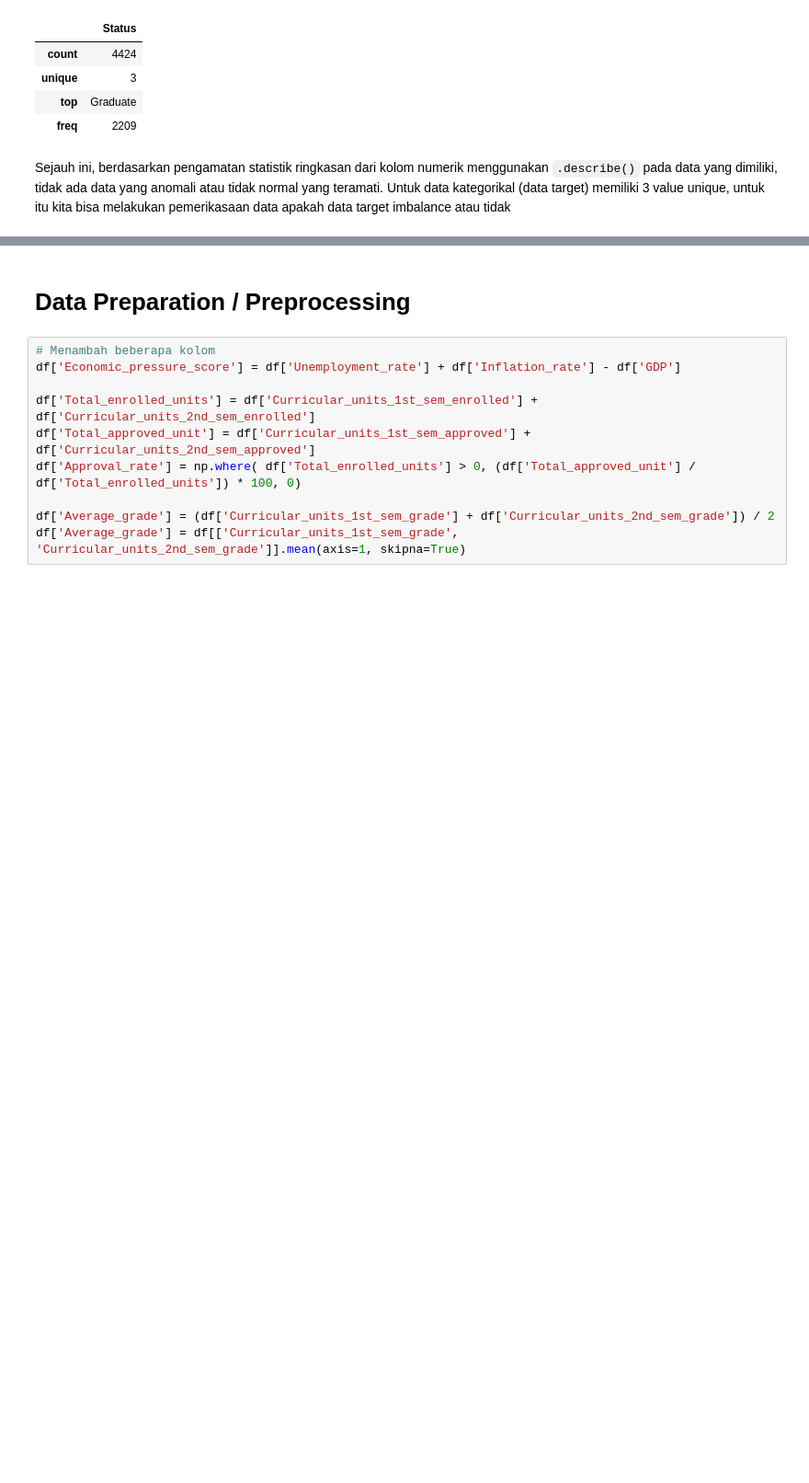
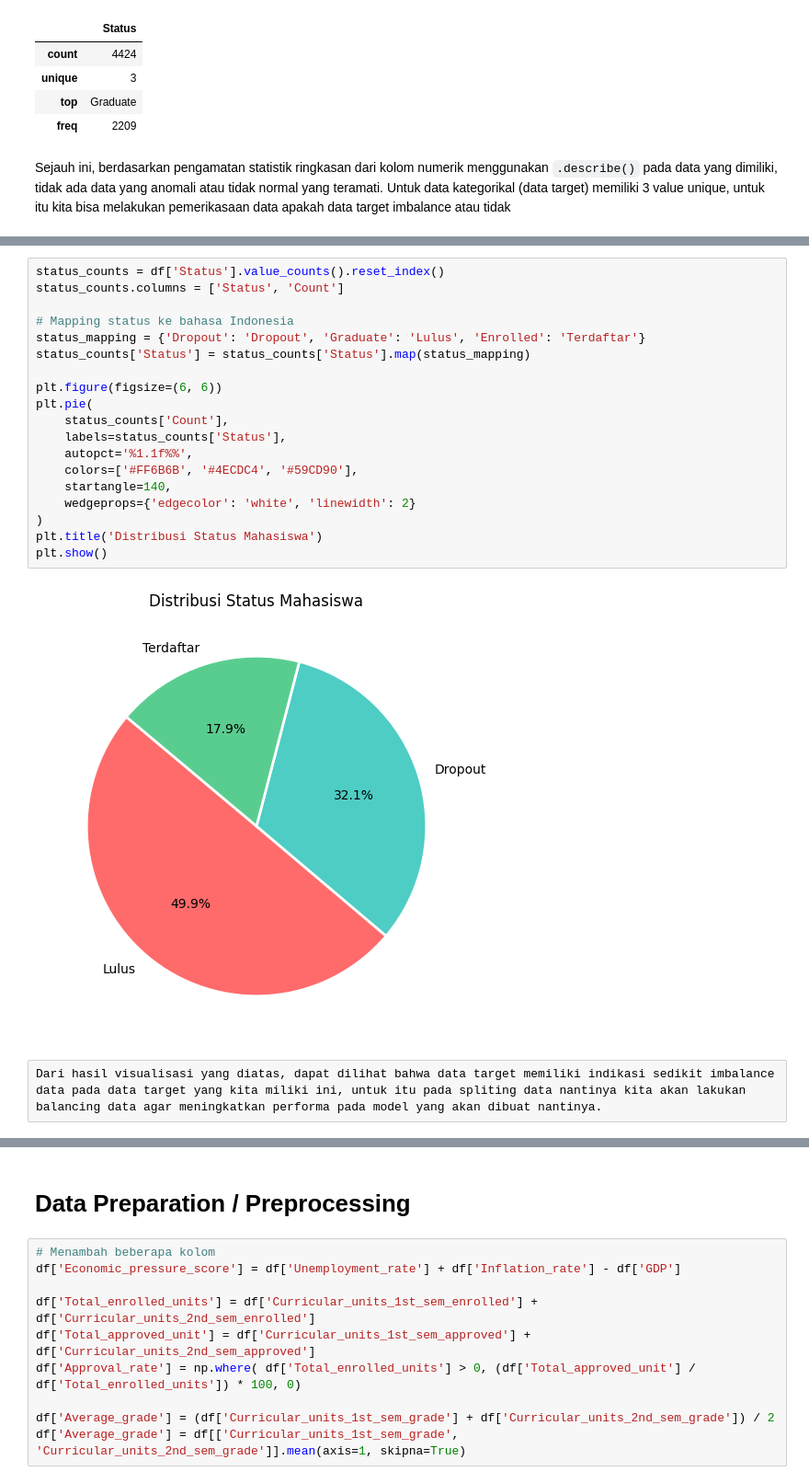
Before and after one commit to Rave-m/Perusahaan-Edutech, a Jupyter notebook: notebook.ipynb, the cells around one changed output, grey strips where cells are left out. Shown: that part at 92% size. Saved outputs shown, nothing was run; the diff lists cells and outputs as text; blank space fills up the shorter version.

```diff
--- a/notebook.ipynb
+++ b/notebook.ipynb
@@ -177,0 +209,23 @@ Dari hasil visualisasi yang diatas, dapat dilihat bahwa data target memiliki ind
+# %%
+status_counts = df['Status'].value_counts().reset_index()
+status_counts.columns = ['Status', 'Count']
+
+# Mapping status ke bahasa Indonesia
+status_mapping = {'Dropout': 'Dropout', 'Graduate': 'Lulus', 'Enrolled': 'Terdaftar'}
+status_counts['Status'] = status_counts['Status'].map(status_mapping)
+
+plt.figure(figsize=(6, 6))
+plt.pie(
+    status_counts['Count'],
+    labels=status_counts['Status'],
+    autopct='%1.1f%%',
+    colors=['#FF6B6B', '#4ECDC4', '#59CD90'],
+    startangle=140,
+    wedgeprops={'edgecolor': 'white', 'linewidth': 2}
+)
+plt.title('Distribusi Status Mahasiswa')
+plt.show()
+# %% [output]
+[figure, added]
+# %% [raw]
+Dari hasil visualisasi yang diatas, dapat dilihat bahwa data target memiliki indikasi sedikit imbalance data pada data target yang kita miliki ini, untuk itu pada spliting data nantinya kita akan lakukan balancing data agar meningkatkan performa pada model yang akan dibuat nantinya.
```
Also changed, not shown: parts of 11 cells of this notebook, 4 other files.
